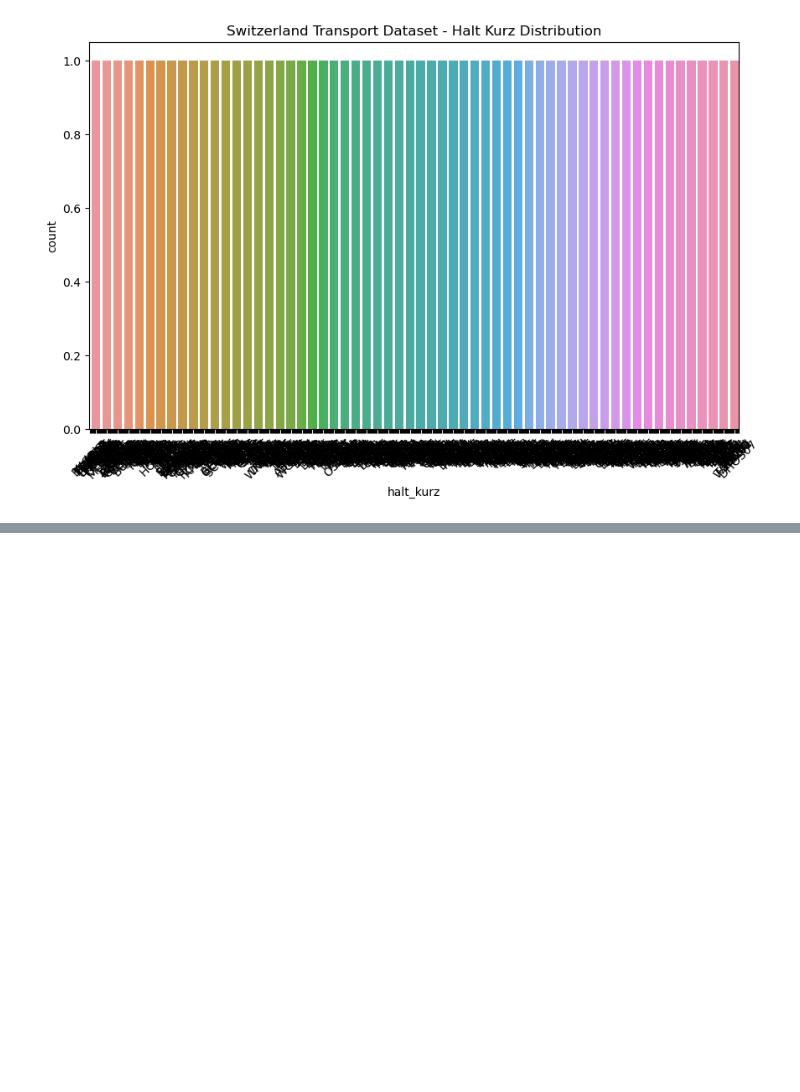
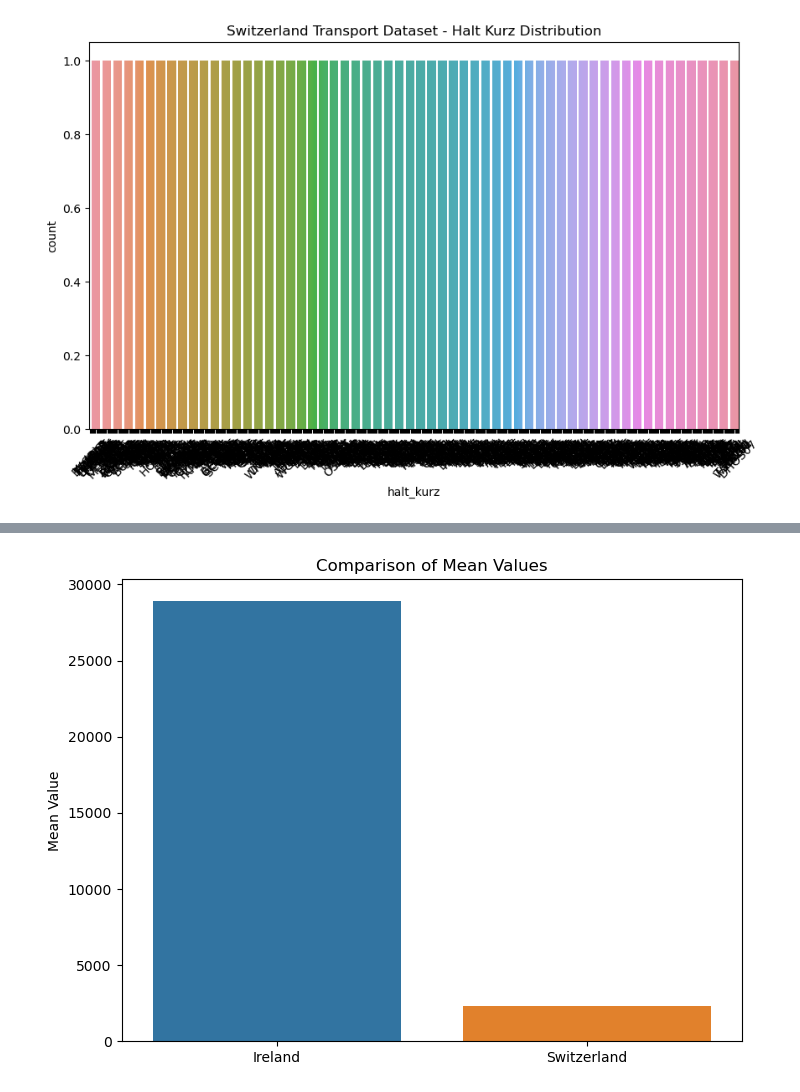
Before and after one commit to SyedAsadAilia110/CA2, a Jupyter notebook: CA02-Coding New.ipynb, the cells around one changed output, grey strips where cells are left out. Cells and saved outputs as stored; diff of their text form; code cells hidden in the pictures; blank space fills up the shorter version.

Commit message:
Add files via upload
Performing Statistics and Machine Learning

```diff
--- a/CA02-Coding New.ipynb
+++ b/CA02-Coding New.ipynb
@@ -312,0 +434,21 @@ plt.show()
+# %%
+ireland_data = pd.read_csv("C:\\Users\\Ycomputer\\Downloads\\SAA-1009\\Datasets\\ireland.csv")
+switzerland_data = pd.read_csv("C:\\Users\\Ycomputer\\Downloads\\SAA-1009\\Datasets\\switzerland dataset.csv")
+
+
+print("Ireland Columns:", ireland_data.columns)
+print("Switzerland Columns:", switzerland_data.columns)
+
+
+t_stat, t_p_value = ttest_ind(ireland_data['VALUE'], switzerland_data['halt_id'])
+anova_stat, anova_p_value = f_oneway(ireland_data['VALUE'], switzerland_data['halt_id'])
+mwu_stat, mwu_p_value = mannwhitneyu(ireland_data['VALUE'], switzerland_data['halt_id'])
+chi2_stat, chi2_p_value, _, _ = chi2_contingency(pd.crosstab(ireland_data['Transport Traffic Site'], switzerland_data['halt_id']))
+wilcoxon_stat, wilcoxon_p_value = ranksums(ireland_data['VALUE'], switzerland_data['halt_id'])
+
+# Print results
+print(f"T-Test: T-statistic = {t_stat}, P-value = {t_p_value}")
+print(f"ANOVA: F-statistic = {anova_stat}, P-value = {anova_p_value}")
+print(f"Mann-Whitney U Test: U-statistic = {mwu_stat}, P-value = {mwu_p_value}")
+print(f"Chi-Squared Test: Chi2-statistic = {chi2_stat}, P-value = {chi2_p_value}")
+print(f"Wilcoxon Rank-Sum Test: Statistic = {wilcoxon_stat}, P-value = {wilcoxon_p_value}")
@@ -312,0 +466,13 @@ plt.show()
+# %%
+# Calculate mean values for comparison
+ireland_mean = ireland_data['VALUE'].mean()
+switzerland_mean = switzerland_data['halt_id'].mean()
+# %%
+# Plot comparison
+plt.figure(figsize=(8, 6))
+sns.barplot(x=['Ireland', 'Switzerland'], y=[ireland_mean, switzerland_mean])
+plt.title('Comparison of Mean Values')
+plt.ylabel('Mean Value')
+plt.show()
+# %% [output]
+[figure, added]
```
Also changed, not shown: parts of 29 cells of this notebook.
